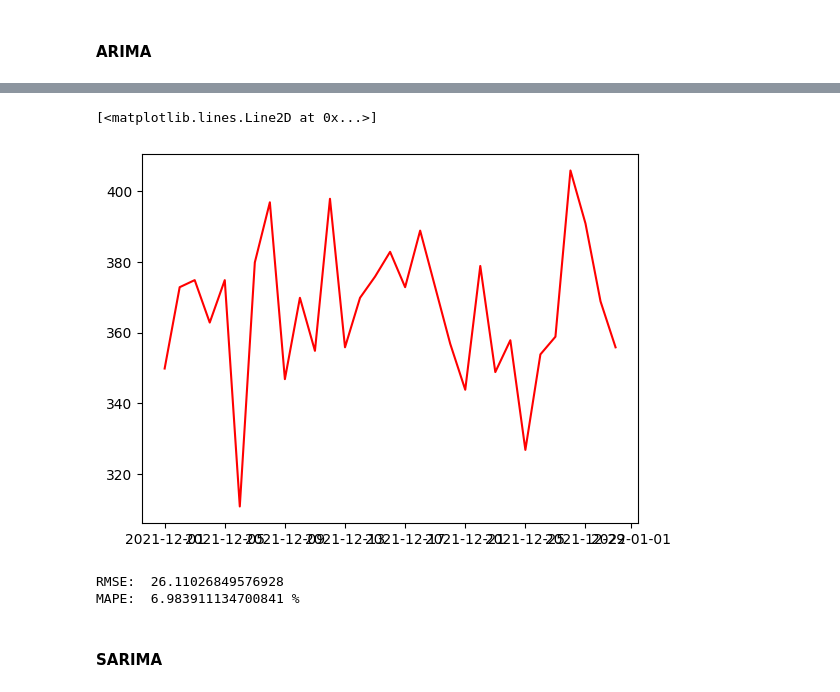
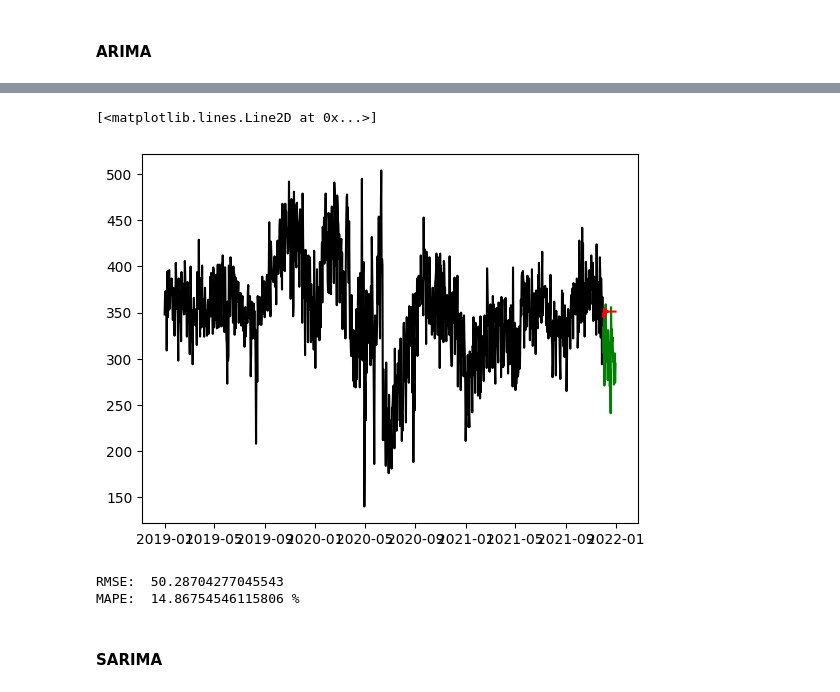
Before and after one commit to sumaiyahchinoy/er-dashboard-fyp-cronpipeline, a Jupyter notebook: TSModelling(Notebook).ipynb, the cells around one changed output, grey strips where cells are left out. Drawn from its saved outputs; the diff is of its cells as text; code cells hidden in the pictures.

```diff
--- a/TSModelling(Notebook).ipynb
+++ b/TSModelling(Notebook).ipynb
@@ -144,17 +144,3 @@ def ADF_test(data):
 #the p-value is greater than 0.05 hence we accept the null hypothesis
 #the ADF statistic value is also greater than all the critical values
 #Hence, we conclude that the time series is non-stationary
-# %%
-st_df['Count of Patients d1']= st_df['Count of Patients'].diff(periods=1)
-#dy=diff(y) dy = d1 col, y = old col
-# st_df.head()
-# st_df = st_df['Count of Patients d1'].dropna(axis = 0)
-st_df = st_df.dropna()
-st_df.head()
-ADF_test(st_df['Count of Patients d1'])
-# sns.lineplot(x = 'Triage_Datetime', y = 'Count of Patients d1', data = st_df)
-
-count_y = pd.DataFrame(st_df['Count of Patients'])
-del st_df['Count of Patients']
-# st_df.head()
-print(count_y)
@@ -212,7 +233,7 @@ def mape(y_test, pred):
 # %% [markdown]
 <h4> AUTO ARIMA
 # %%
-train.index = train['Triage_Datetime']
-del train['Triage_Datetime']
+# train.index = train['Triage_Datetime']
+# del train['Triage_Datetime']
 train.head()
 # %% [output]
@@ -220,6 +247,6 @@ KeyError: 'Triage_Datetime'
 # %%
-test.index = test['Triage_Datetime']
-del test['Triage_Datetime']
+# test.index = test['Triage_Datetime']
+# del test['Triage_Datetime']
 test.head()
 # %% [output]
 |  | Count of Patients | Count of Patients d1 |
@@ -259,22 +303,14 @@ sns.lineplot(data = forecast, palette = ['red'])
 # %%
 from statsmodels.tsa.arima.model import ARIMA
 # %%
-y = train['Count of Patients d1']
-ARIMAmodel = ARIMA(y, order = (2, 0, 4))
+y = train['Count of Patients']
+ARIMAmodel = ARIMA(y, order = (3, 1, 2))
 ARIMAmodel = ARIMAmodel.fit()
 y_pred = ARIMAmodel.get_forecast(len(test.index))
 y_pred_df = y_pred.conf_int(alpha = 0.05)
 y_pred_df["Predictions"] = ARIMAmodel.predict(start = y_pred_df.index[0], end = y_pred_df.index[-1])
-
-#first difference = diff_y
-
-
-inverse = np.cumsum(np.r_[y_pred_df["Predictions"][1],diff_y])
-# print(inverse[:31])
-y_pred_df["Predictions"] = inverse[:31]
 y_pred_df.index = test.index
-# y_pred_df.head()
 y_pred_out = y_pred_df["Predictions"]
-y_pred_out.head()
+# y_pred_out.head()
 # %% [output]
 Triage_Datetime
@@ -318,11 +323,11 @@ Name: Count of Patients, Length: 1095, dtype: int64
 # %%
 # np.cumsum(np.r_[y_pred_df["Predictions"][1],diff_y])
-# plt.plot(train, color='Black')
-# plt.plot(test, color='Green')
+plt.plot(train, color='Black')
+plt.plot(test, color='Green')
 plt.plot(y_pred_out, color='Red', label = 'ARIMA Predictions')
 # %% [output]
 [<matplotlib.lines.Line2D at 0x...>]
-[figure, old version]
+[figure, new version]
 # %%
 #EVALUATION INDICATOR
 
@@ -332,8 +337,8 @@ arma_rmse = np.sqrt(mean_squared_error(test['Count of Patients'], y_pred_df["Pre
 print("RMSE: ",arma_rmse)
 print("MAPE: ", mape(test['Count of Patients'], y_pred_df["Predictions"]), '%')
 # %% [output]
-RMSE:  26.11026849576928
-MAPE:  6.983911134700841 %
+RMSE:  50.28704277045543
+MAPE:  14.86754546115806 %
 # %% [markdown]
 <h4> SARIMA
 # %%
```
Also changed, not shown: parts of 11 cells of this notebook.
